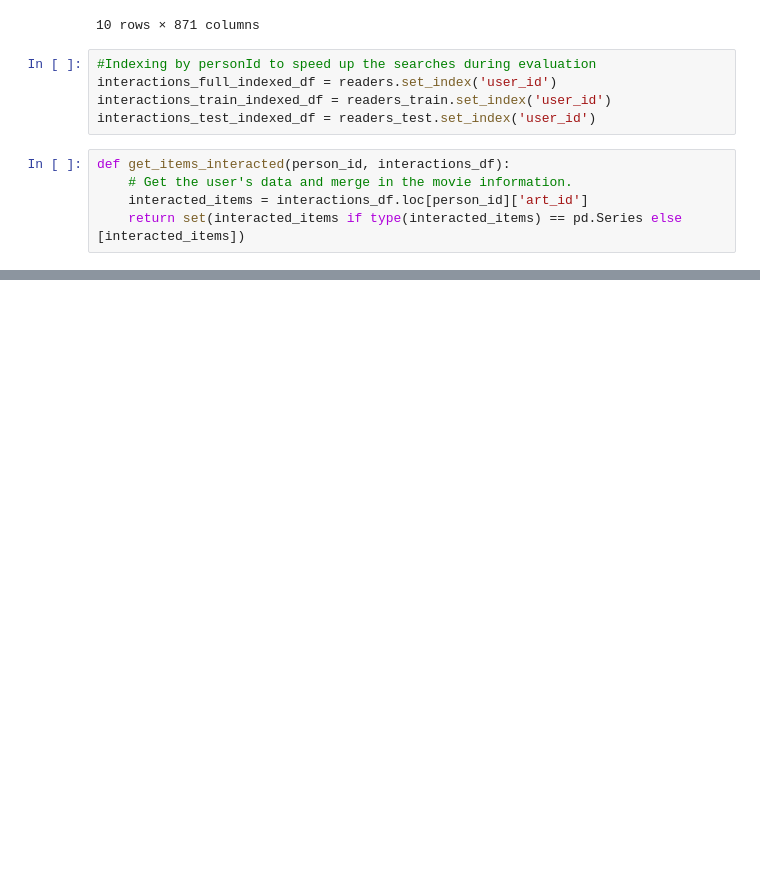
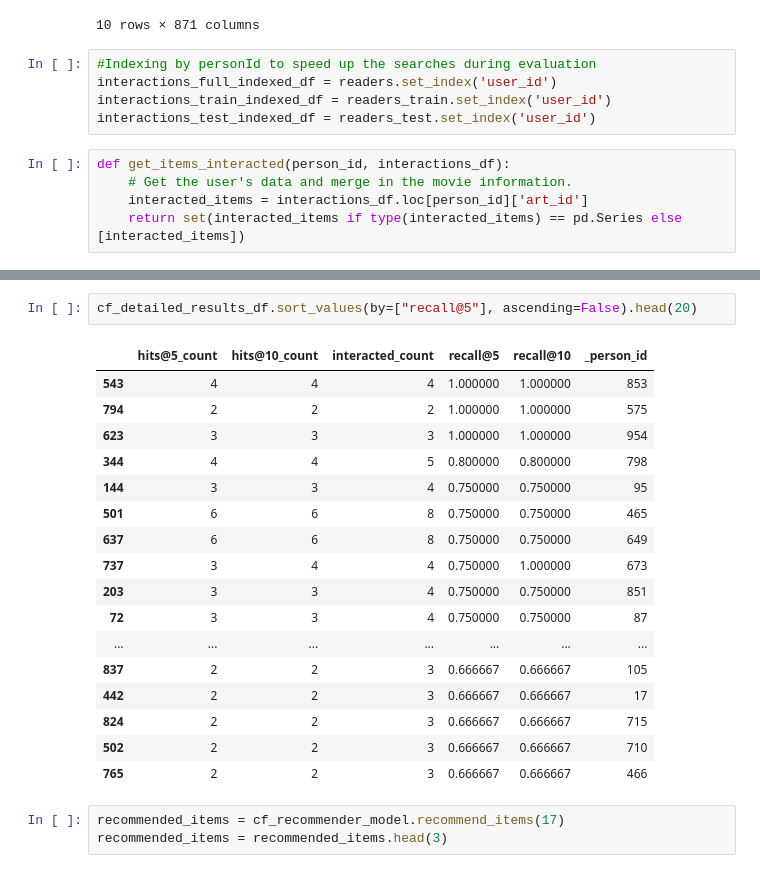
Before and after one commit to amakarewicz/RecommenderSystem, a Jupyter notebook: Kamil/notebooks/collaborative_filtering_model.ipynb, the cells around one changed output, grey strips where cells are left out. Cells and saved outputs as stored; diff of their text form; blank space fills up the shorter version.

```diff
--- a/Kamil/notebooks/collaborative_filtering_model.ipynb
+++ b/Kamil/notebooks/collaborative_filtering_model.ipynb
@@ -298,0 +322,23 @@ Global metrics:
+# %%
+cf_detailed_results_df.sort_values(by=["recall@5"], ascending=False).head(20)
+# %% [output]
+|  | hits@5_count | hits@10_count | interacted_count | recall@5 | recall@10 | _person_id |
+| 543 | 4 | 4 | 4 | 1.000000 | 1.000000 | 853 |
+| 794 | 2 | 2 | 2 | 1.000000 | 1.000000 | 575 |
+| 623 | 3 | 3 | 3 | 1.000000 | 1.000000 | 954 |
+| 344 | 4 | 4 | 5 | 0.800000 | 0.800000 | 798 |
+| 144 | 3 | 3 | 4 | 0.750000 | 0.750000 | 95 |
+| 501 | 6 | 6 | 8 | 0.750000 | 0.750000 | 465 |
+| 637 | 6 | 6 | 8 | 0.750000 | 0.750000 | 649 |
+| 737 | 3 | 4 | 4 | 0.750000 | 1.000000 | 673 |
+| 203 | 3 | 3 | 4 | 0.750000 | 0.750000 | 851 |
+| 72 | 3 | 3 | 4 | 0.750000 | 0.750000 | 87 |
+| ... | ... | ... | ... | ... | ... | ... |
+| 837 | 2 | 2 | 3 | 0.666667 | 0.666667 | 105 |
+| 442 | 2 | 2 | 3 | 0.666667 | 0.666667 | 17 |
+| 824 | 2 | 2 | 3 | 0.666667 | 0.666667 | 715 |
+| 502 | 2 | 2 | 3 | 0.666667 | 0.666667 | 710 |
+| 765 | 2 | 2 | 3 | 0.666667 | 0.666667 | 466 |
+# %%
+recommended_items = cf_recommender_model.recommend_items(17)
+recommended_items = recommended_items.head(3)
```
Also changed, not shown: parts of 6 cells of this notebook.
